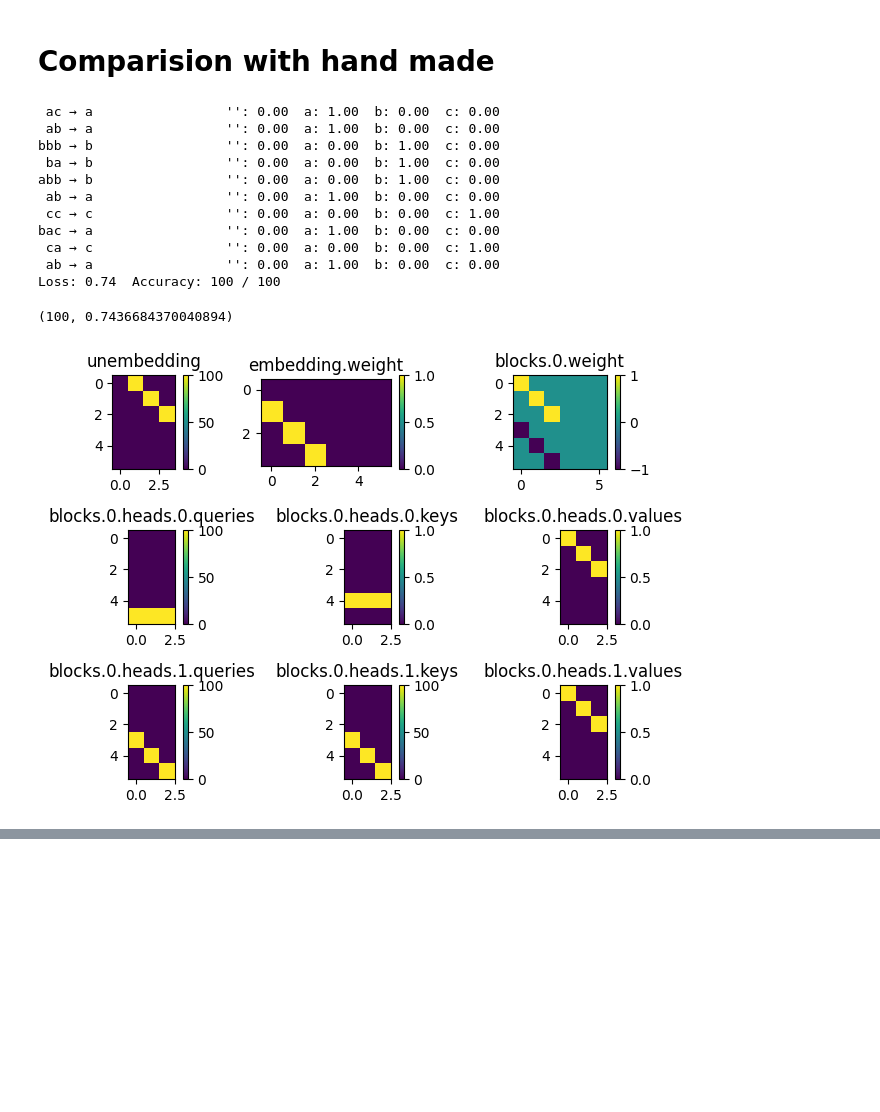
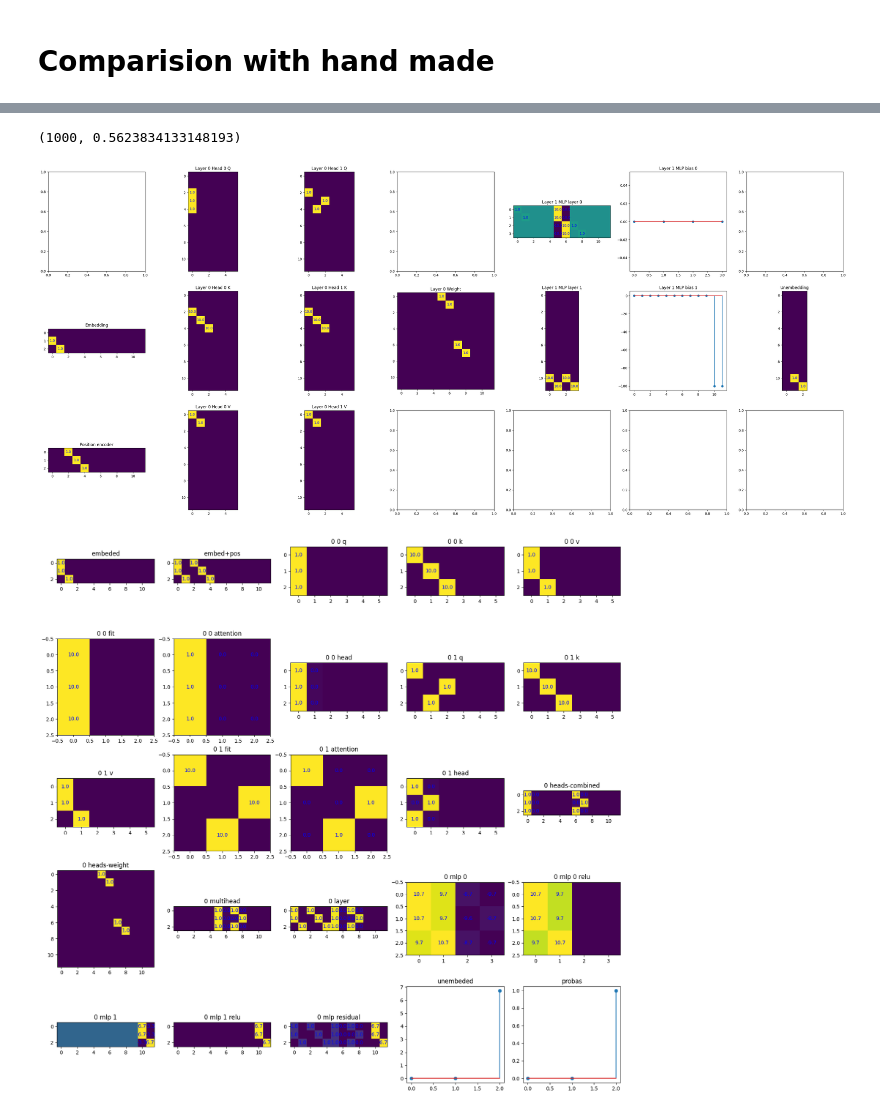
Before and after one commit to ddorn/hand-transformers, a Jupyter notebook: handmade.ipynb, the cells around one changed output, grey strips where cells are left out. Saved outputs shown, nothing was run; the diff lists cells and outputs as text; code cells hidden in the pictures; blank space fills up the shorter version.

Commit message:
implement if-then-else + public notebook

```diff
--- a/handmade.ipynb
+++ b/handmade.ipynb
@@ -53,5 +17,5 @@ def gen_goal(_, count: int):
 # %%
-PB = "XOR"
+PB = "IfThenElse"
 EXO = EXOS[PB]
 tokenizer = EXO.tokenizer
 def gen_goal(n: int):
@@ -59,5 +23,11 @@ def gen_goal(n: int):
     xs = EXO.tokenizer.encode(xs)
     ys = EXO.tokenizer.encode(ys, pad=False)
     return xs, ys
+# def gen_goal(n: int):
+#     xs ["00", "01", "10", "11"]
+#     ys = ["0", "1", "1", "0"]
+#     xs = EXO.tokenizer.encode(xs)
+#     ys = EXO.tokenizer.encode(ys, pad=False)
+#     return xs, ys
 EXO
 # %% [output]
@@ -172,26 +120,17 @@ plt.colorbar()
 # %% [markdown]
 # Comparision with hand made
-# %%
-from solutions.cycle_two import cycle_two, EXO
-model = cycle_two()
-
-show_model(model)
-
-def perturbate(model: torch.nn.Module):
-    for param in model.parameters()
-
-EXO.test(model)
-# %% [output]
- ac → a                 '': 0.00  a: 1.00  b: 0.00  c: 0.00
- ab → a                 '': 0.00  a: 1.00  b: 0.00  c: 0.00
-bbb → b                 '': 0.00  a: 0.00  b: 1.00  c: 0.00
- ba → b                 '': 0.00  a: 0.00  b: 1.00  c: 0.00
-abb → b                 '': 0.00  a: 0.00  b: 1.00  c: 0.00
- ab → a                 '': 0.00  a: 1.00  b: 0.00  c: 0.00
- cc → c                 '': 0.00  a: 0.00  b: 0.00  c: 1.00
-bac → a                 '': 0.00  a: 1.00  b: 0.00  c: 0.00
- ca → c                 '': 0.00  a: 0.00  b: 0.00  c: 1.00
- ab → a                 '': 0.00  a: 1.00  b: 0.00  c: 0.00
-Loss: 0.74  Accuracy: 100 / 100
-(100, 0.7436684370040894)
-[figure, removed]
+# %%
+# from solutions.reverse import reverse_better as reverse
+from solutions.if_then_else import if_then_else, EXO
+
+print(EXO)
+
+model = if_then_else()
+
+set_debug()
+show_transformer(model, scale=6)
+show_activations(model, EXO.tokenizer.encode(["001"]))
+show_activations(model, EXO.tokenizer.encode(["101"]))
+
+EXO.test(model, 1000)
+# %% [output]
@@ -197,0 +154,3 @@ Loss: 0.74  Accuracy: 100 / 100
+(1000, 0.5623834133148193)
+[figure, added]
+[figure, added]
```
Also changed, not shown: parts of 12 cells of this notebook, 8 other files.
